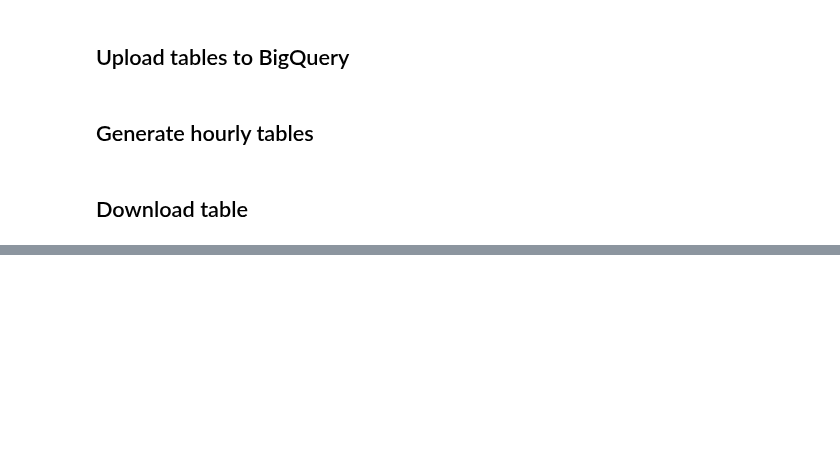
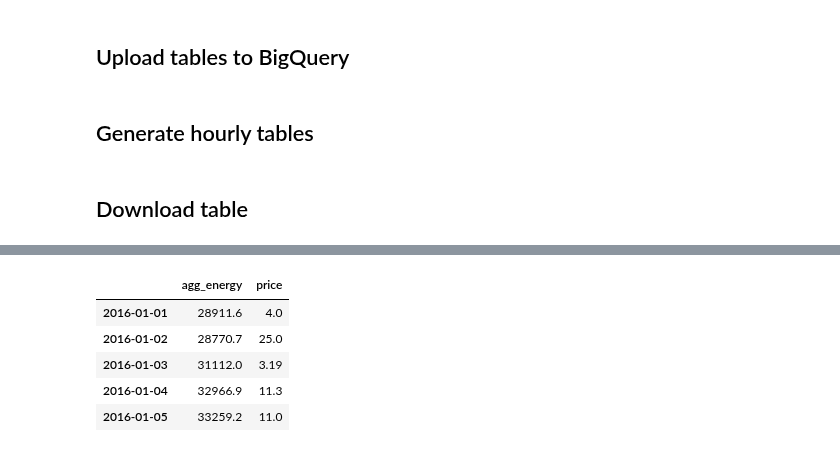
Before and after one commit to NonoMalpi/electricity, a Jupyter notebook: notebooks/AgentCurves.ipynb, the cells around one changed output, grey strips where cells are left out. Cells and saved outputs as stored; diff of their text form; code cells hidden in the pictures; blank space fills up the shorter version.

```diff
--- a/notebooks/AgentCurves.ipynb
+++ b/notebooks/AgentCurves.ipynb
@@ -193,0 +216,9 @@ for date in pd.date_range(start="2016-01-01", end="2016-01-01", freq="D"):
+# %%
+price_series.head()
+# %% [output]
+|  | agg_energy | price |
+| 2016-01-01 | 28911.6 | 4.0 |
+| 2016-01-02 | 28770.7 | 25.0 |
+| 2016-01-03 | 31112.0 | 3.19 |
+| 2016-01-04 | 32966.9 | 11.3 |
+| 2016-01-05 | 33259.2 | 11.0 |
```
Also changed, not shown: parts of 14 cells of this notebook.
